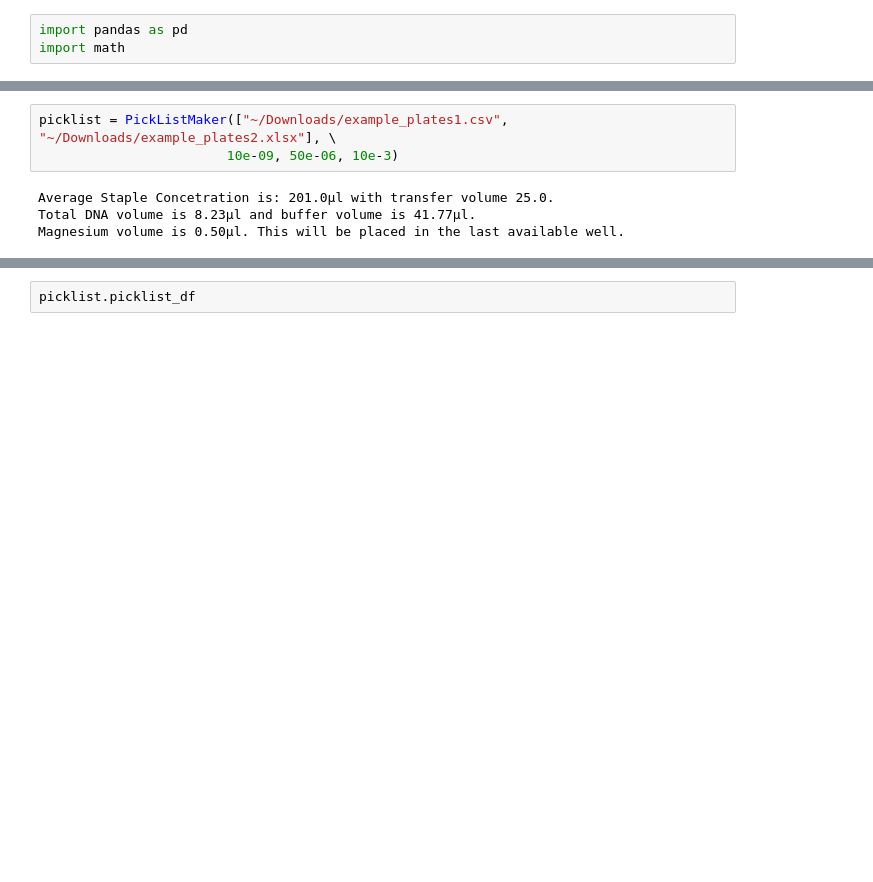
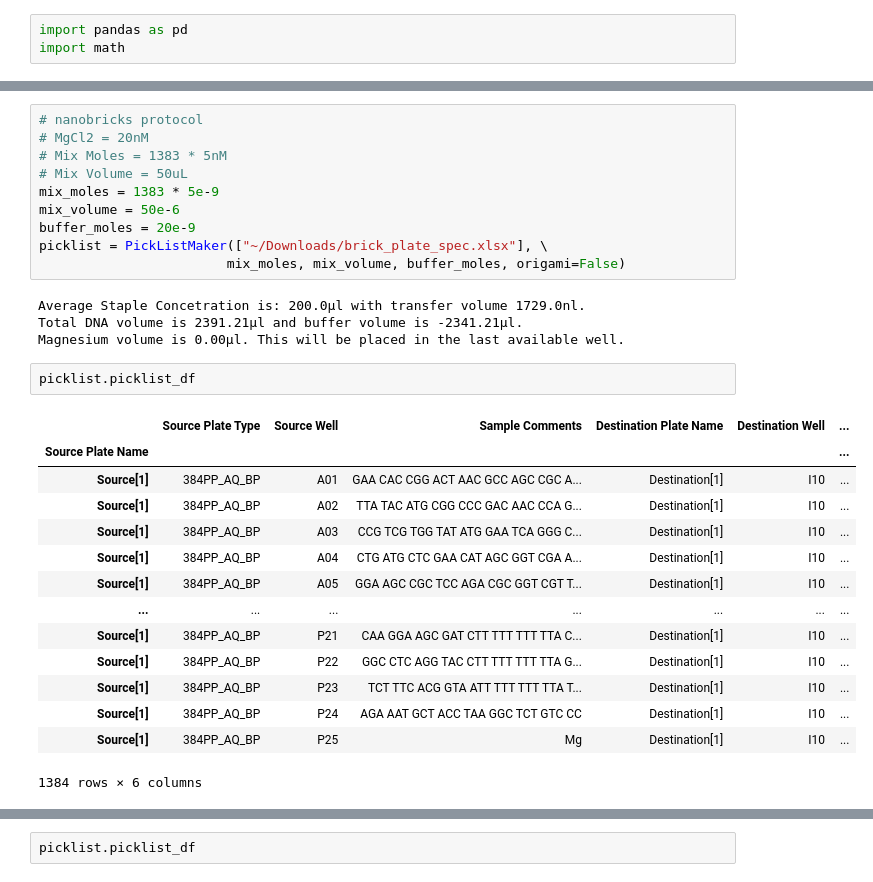
Before and after one commit to tilabberkeley/echo_picklist_maker, a Jupyter notebook: maker.ipynb, the cells around one changed output, grey strips where cells are left out. Saved outputs shown, nothing was run; the diff lists cells and outputs as text; blank space fills up the shorter version.

Commit message:
update picklist picker for non-origami structures

```diff
--- a/maker.ipynb
+++ b/maker.ipynb
@@ -106,9 +113,33 @@ class PickListMaker:
         echo_df = echo_df.set_index("Source Plate Name")
         return echo_df
 # %%
-picklist = PickListMaker(["~/Downloads/example_plates1.csv", "~/Downloads/example_plates2.xlsx"], \
-                        10e-09, 50e-06, 10e-3)
+# nanobricks protocol
+# MgCl2 = 20nM
+# Mix Moles = 1383 * 5nM
+# Mix Volume = 50uL
+mix_moles = 1383 * 5e-9
+mix_volume = 50e-6
+buffer_moles = 20e-9
+picklist = PickListMaker(["~/Downloads/brick_plate_spec.xlsx"], \
+                        mix_moles, mix_volume, buffer_moles, origami=False)
 # %% [output]
-Average Staple Concetration is: 201.0µl with transfer volume 25.0.
-Total DNA volume is 8.23µl and buffer volume is 41.77µl.
-Magnesium volume is 0.50µl. This will be placed in the last available well.
+Average Staple Concetration is: 200.0µl with transfer volume 1729.0nl.
+Total DNA volume is 2391.21µl and buffer volume is -2341.21µl.
+Magnesium volume is 0.00µl. This will be placed in the last available well.
+# %%
+picklist.picklist_df
+# %% [output]
+|  | Source Plate Type | Source Well | Sample Comments | Destination Plate Name | Destination Well | ... |
+| Source Plate Name |  |  |  |  |  | ... |
+| Source[1] | 384PP_AQ_BP | A01 | GAA CAC CGG ACT AAC GCC AGC CGC A... | Destination[1] | I10 | ... |
+| Source[1] | 384PP_AQ_BP | A02 | TTA TAC ATG CGG CCC GAC AAC CCA G... | Destination[1] | I10 | ... |
+| Source[1] | 384PP_AQ_BP | A03 | CCG TCG TGG TAT ATG GAA TCA GGG C... | Destination[1] | I10 | ... |
+| Source[1] | 384PP_AQ_BP | A04 | CTG ATG CTC GAA CAT AGC GGT CGA A... | Destination[1] | I10 | ... |
+| Source[1] | 384PP_AQ_BP | A05 | GGA AGC CGC TCC AGA CGC GGT CGT T... | Destination[1] | I10 | ... |
+| ... | ... | ... | ... | ... | ... | ... |
+| Source[1] | 384PP_AQ_BP | P21 | CAA GGA AGC GAT CTT TTT TTT TTA C... | Destination[1] | I10 | ... |
+| Source[1] | 384PP_AQ_BP | P22 | GGC CTC AGG TAC CTT TTT TTT TTA G... | Destination[1] | I10 | ... |
+| Source[1] | 384PP_AQ_BP | P23 | TCT TTC ACG GTA ATT TTT TTT TTA T... | Destination[1] | I10 | ... |
+| Source[1] | 384PP_AQ_BP | P24 | AGA AAT GCT ACC TAA GGC TCT GTC CC | Destination[1] | I10 | ... |
+| Source[1] | 384PP_AQ_BP | P25 | Mg | Destination[1] | I10 | ... |
+1384 rows × 6 columns
```
Also changed, not shown: parts of 2 cells of this notebook.
